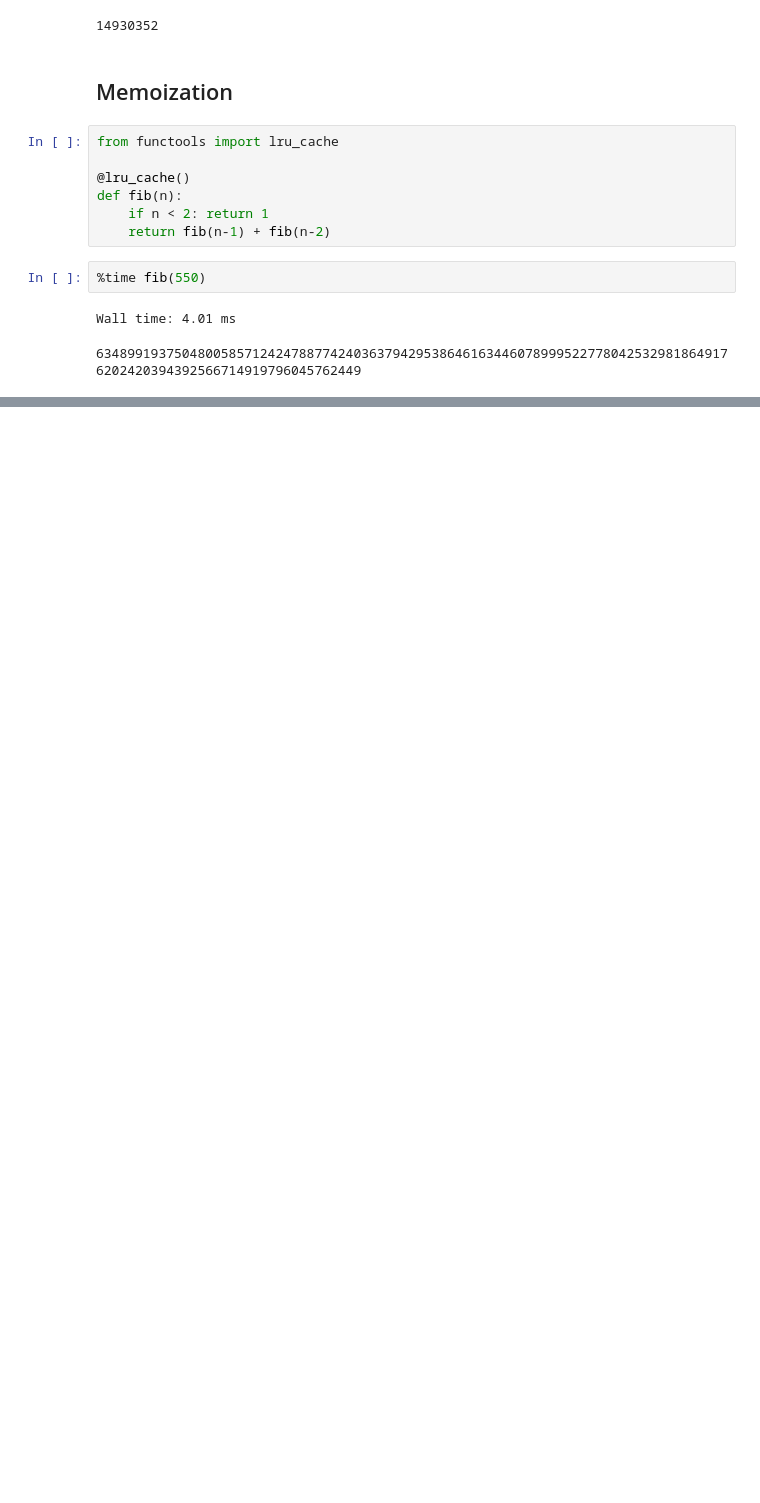
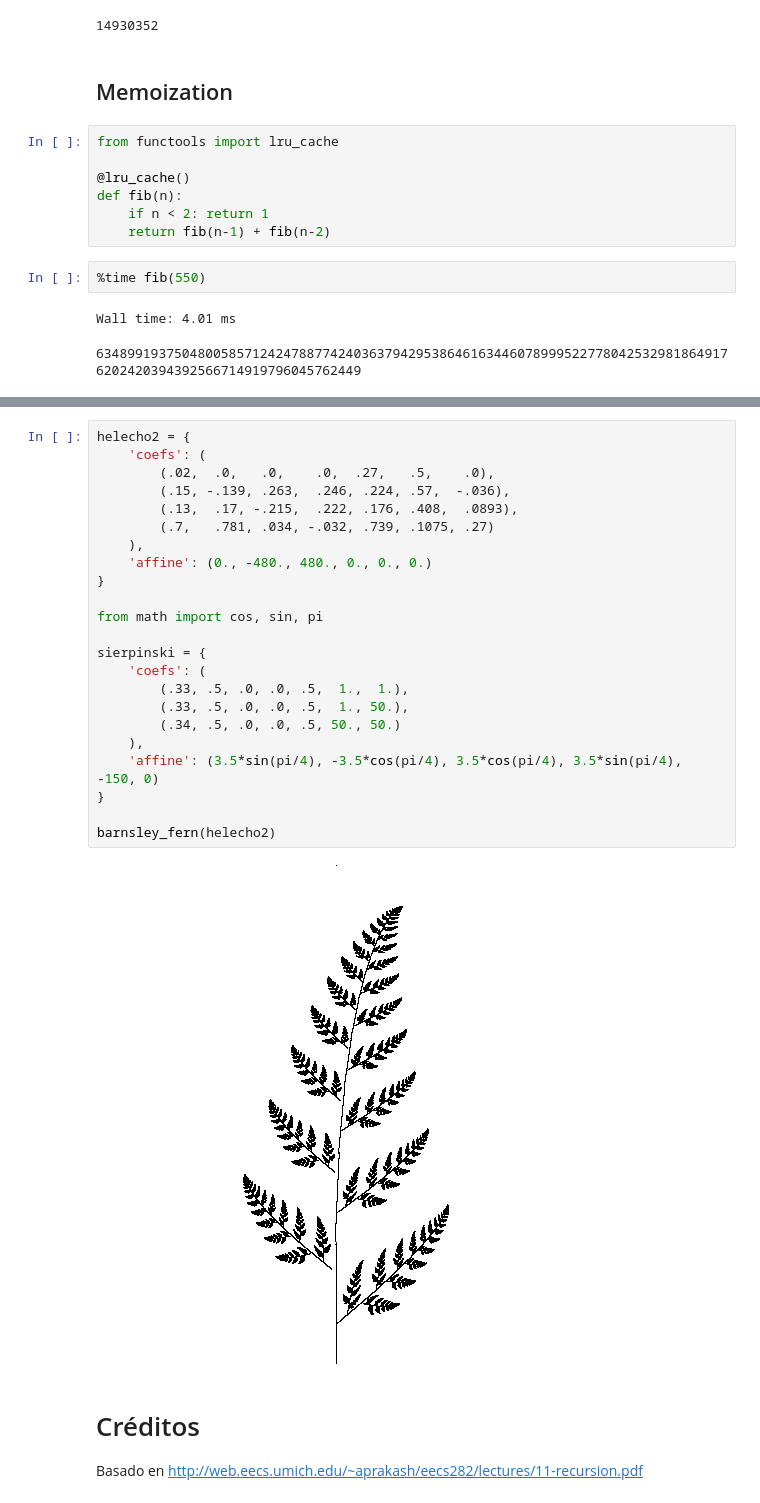
Before and after one commit to FranciscoMoya/informatica-nb, a Jupyter notebook: 7 Recursión y backtracking.ipynb, the cells around one changed output, grey strips where cells are left out. Cells and saved outputs as stored; diff of their text form; blank space fills up the shorter version.

```diff
--- a/7 Recursión y backtracking.ipynb
+++ b/7 Recursión y backtracking.ipynb
@@ -197,0 +302,29 @@ sierpinski(200); show()
+# %%
+helecho2 = {
+    'coefs': (
+        (.02,  .0,   .0,    .0,  .27,   .5,    .0),
+        (.15, -.139, .263,  .246, .224, .57,  -.036),
+        (.13,  .17, -.215,  .222, .176, .408,  .0893),
+        (.7,   .781, .034, -.032, .739, .1075, .27)
+    ),
+    'affine': (0., -480., 480., 0., 0., 0.)
+}
+
+from math import cos, sin, pi
+
+sierpinski = {
+    'coefs': (
+        (.33, .5, .0, .0, .5,  1.,  1.),
+        (.33, .5, .0, .0, .5,  1., 50.),
+        (.34, .5, .0, .0, .5, 50., 50.)
+    ),
+    'affine': (3.5*sin(pi/4), -3.5*cos(pi/4), 3.5*cos(pi/4), 3.5*sin(pi/4), -150, 0)
+}
+
+barnsley_fern(helecho2)
+# %% [output]
+[figure, added]
+# %% [markdown]
+# Créditos
+
+Basado en http://web.eecs.umich.edu/~aprakash/eecs282/lectures/11-recursion.pdf
```
Also changed, not shown: parts of 12 cells of this notebook, 2 other files.
